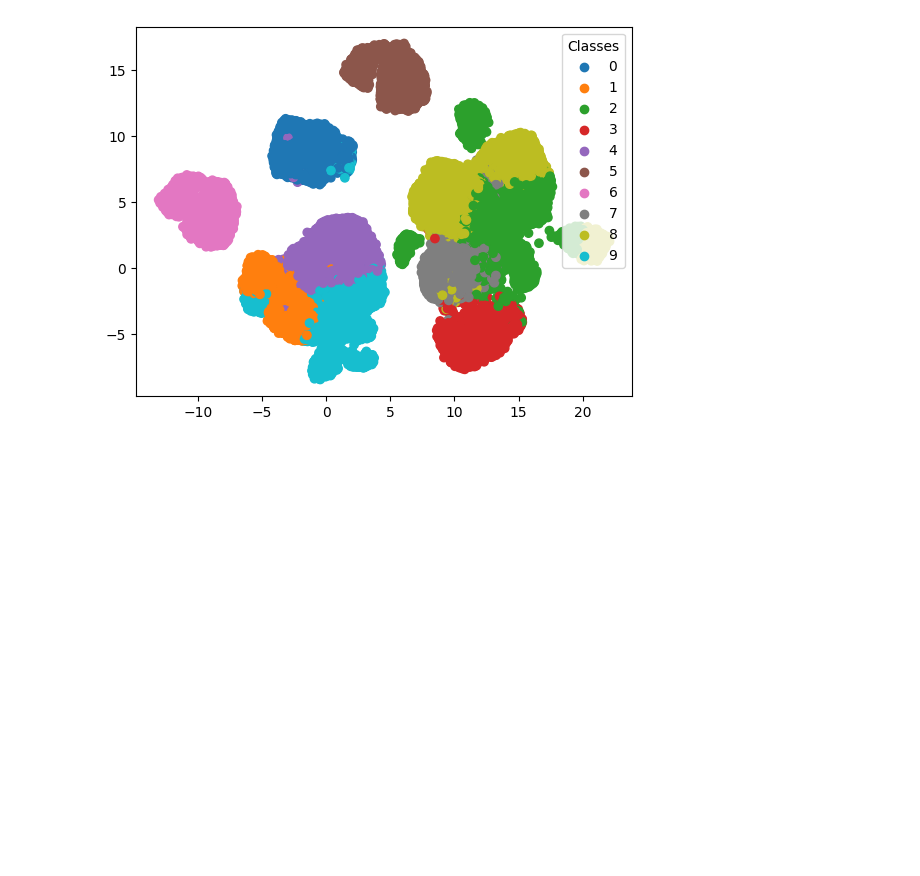
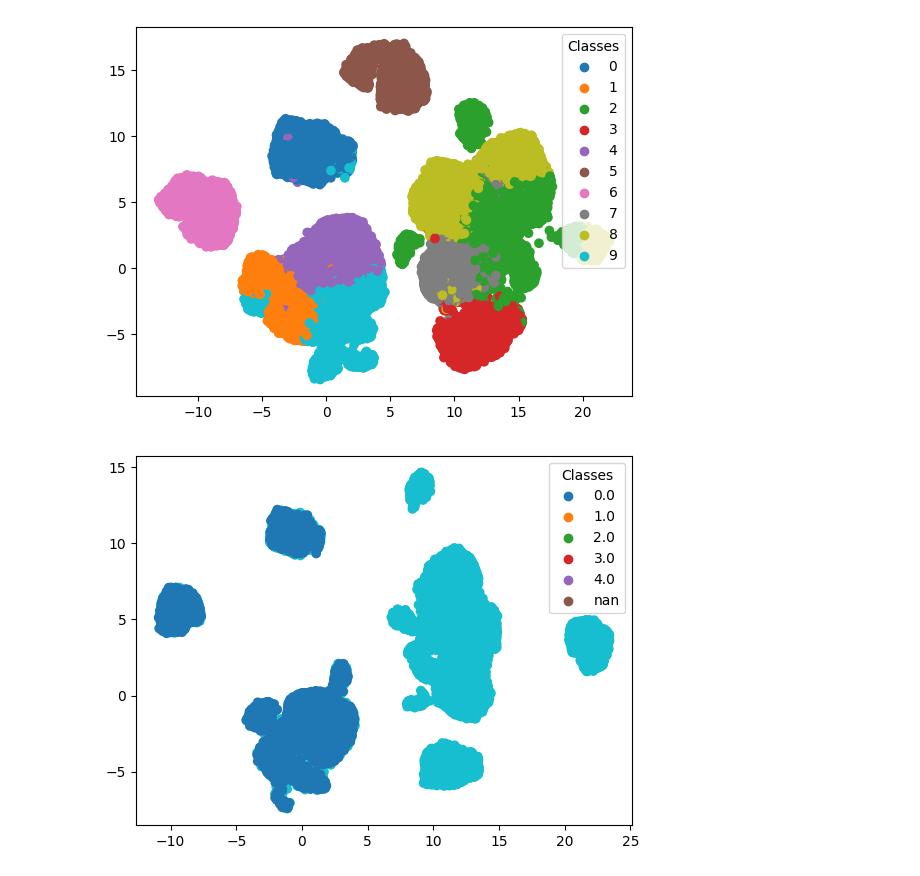
Before and after one commit to JoaoF7/Project-ML, a Jupyter notebook: Preprocessing.ipynb, the cells around one changed output. Cells and saved outputs as stored; diff of their text form; code cells hidden in the pictures; blank space fills up the shorter version.

Commit message:
umap

```diff
--- a/Preprocessing.ipynb
+++ b/Preprocessing.ipynb
@@ -484,3 +484,11 @@ umap_embedding = umap_object.fit_transform(cust_prepoc.iloc[:, :-3])
 visualize_dimensionality_reduction(umap_embedding, cust_prepoc.iloc[:,-3].sort_index())
 # %% [output]
 [figure]
+# %%
+umap_object_2 = umap.UMAP(n_neighbors=300, min_dist=0.5, random_state=0)
+# %%
+umap_embedding_2 = umap_object_2.fit_transform(cust_prepoc.iloc[:, :-3])
+# %%
+visualize_dimensionality_reduction(umap_embedding_2, cust_prepoc.iloc[:,-2].sort_index())
+# %% [output]
+[figure, added]
```
Also changed, not shown: parts of 3 cells of this notebook.
